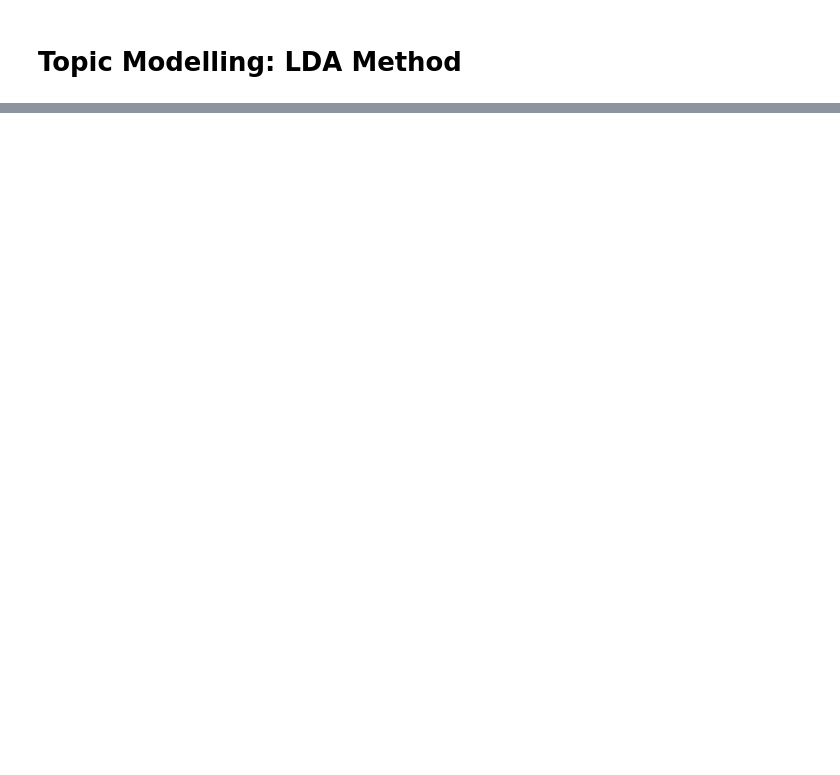
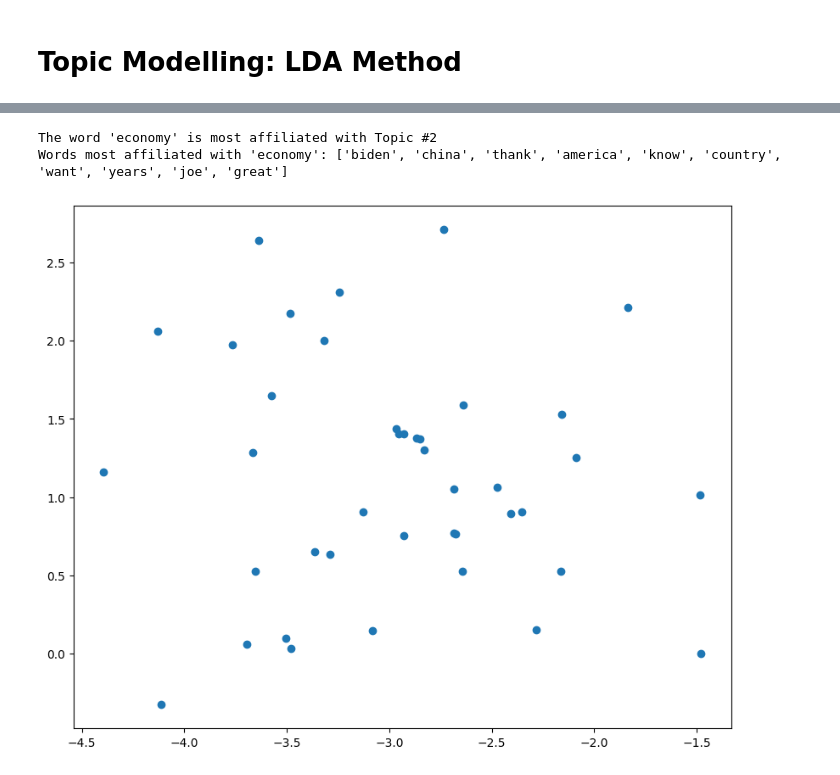
Before and after one commit to jinkim-com/qm2coursework, a Jupyter notebook: NLP_Trump_2020.ipynb, the cells around one changed output, grey strips where cells are left out. Saved outputs shown, nothing was run; the diff lists cells and outputs as text; code cells hidden in the pictures; blank space fills up the shorter version.

```diff
--- a/NLP_Trump_2020.ipynb
+++ b/NLP_Trump_2020.ipynb
@@ -469,0 +355,69 @@ No topics strongly associated with 'economy'.
+# %%
+from sklearn.decomposition import NMF
+from sklearn.feature_extraction.text import CountVectorizer
+import numpy as np
+import contractions
+
+# Function to expand contractions before passing to CountVectorizer
+def expand_contractions(text):
+    return contractions.fix(text)
+
+# Sample multi-document corpus
+documents = df['Speech']
+
+# Expand contractions in the documents
+expanded_documents = [expand_contractions(doc) for doc in documents]
+
+# Preprocessing and vectorization pipeline
+vectorizer = CountVectorizer(stop_words='english', lowercase=True)
+X = vectorizer.fit_transform(expanded_documents)
+
+# Apply NMF with adjusted max_iter and tol
+nmf = NMF(n_components=5, max_iter=1000, tol=1e-4, init='nndsvd', random_state=42)  # Increased max_iter and set init method
+nmf.fit(X)
+
+# Get the feature names (words)
+words = vectorizer.get_feature_names_out()
+
+# Function to find the words most affiliated with a given input word
+def find_affiliated_words(input_word, nmf, vectorizer, n_top_words=10):
+    if input_word not in vectorizer.get_feature_names_out():
+        print(f"The word '{input_word}' is not in the vocabulary.")
+        return
+
+    word_index = vectorizer.get_feature_names_out().tolist().index(input_word)
+    topic_word_dist = nmf.components_
+
+    topic_weights = topic_word_dist[:, word_index]
+    most_affiliated_topic = np.argmax(topic_weights)
+
+    print(f"The word '{input_word}' is most affiliated with Topic #{most_affiliated_topic + 1}")
+
+    # Get the top words for this topic
+    top_word_indices = topic_word_dist[most_affiliated_topic].argsort()[:-n_top_words - 1:-1]
+    top_words = [words[i] for i in top_word_indices]
+
+    return top_words
+
+# Check with 'economy'
+top_words_for_economy = find_affiliated_words("economy", nmf, vectorizer)
+print("Words most affiliated with 'economy':", top_words_for_economy)
+# %% [output]
+The word 'economy' is most affiliated with Topic #2
+Words most affiliated with 'economy': ['biden', 'china', 'thank', 'america', 'know', 'country', 'want', 'years', 'joe', 'great']
+# %%
+from sklearn.manifold import TSNE
+import matplotlib.pyplot as plt
+
+# Get topic distribution for each document
+topic_distribution = nmf.transform(X)
+
+# Use t-SNE for dimensionality reduction
+tsne = TSNE(n_components=2, random_state=42)
+reduced_data = tsne.fit_transform(topic_distribution)
+
+# Plot the topics
+plt.scatter(reduced_data[:, 0], reduced_data[:, 1])
+plt.show()
+# %% [output]
+[figure, added]
```
Also changed, not shown: parts of 14 cells of this notebook.
